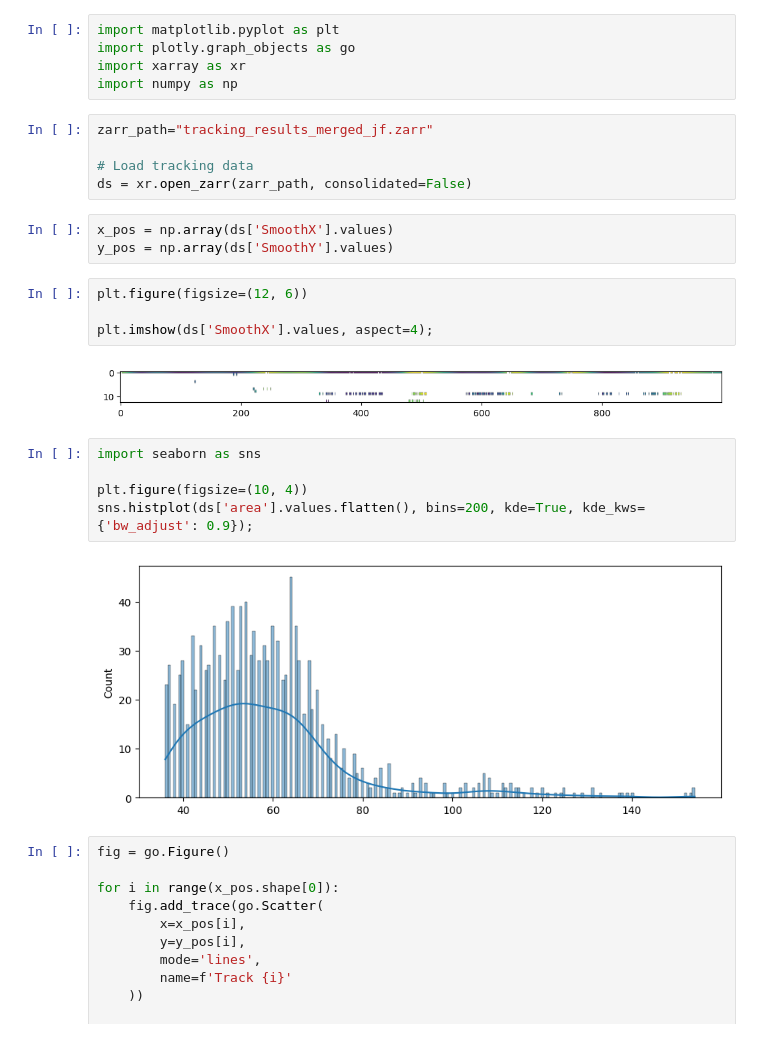
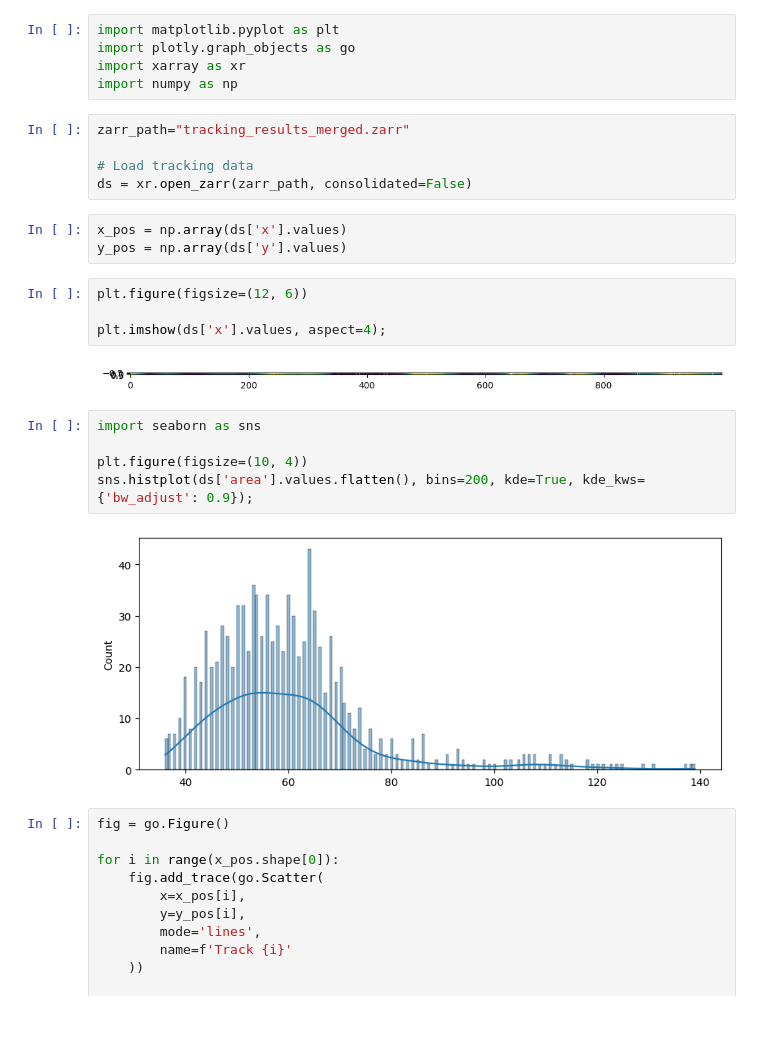
Before and after one commit to ahiser1117/jf-track, a Jupyter notebook: visualization.ipynb, the cells around one changed output. Saved outputs shown, nothing was run; the diff lists cells and outputs as text.

Commit message:
Translated to jellyfish tracking for stationary videos

```diff
--- a/visualization.ipynb
+++ b/visualization.ipynb
@@ -4,26 +4,26 @@ import plotly.graph_objects as go
 import xarray as xr
 import numpy as np
 # %%
-zarr_path="tracking_results_merged_jf.zarr"
+zarr_path="tracking_results_merged.zarr"
 
 # Load tracking data
 ds = xr.open_zarr(zarr_path, consolidated=False)
 # %%
-x_pos = np.array(ds['SmoothX'].values)
-y_pos = np.array(ds['SmoothY'].values)
+x_pos = np.array(ds['x'].values)
+y_pos = np.array(ds['y'].values)
 # %%
 plt.figure(figsize=(12, 6))
 
-plt.imshow(ds['SmoothX'].values, aspect=4);
+plt.imshow(ds['x'].values, aspect=4);
 # %% [output]
-[figure, old version]
+[figure, new version]
 # %%
 import seaborn as sns
 
 plt.figure(figsize=(10, 4))
 sns.histplot(ds['area'].values.flatten(), bins=200, kde=True, kde_kws={'bw_adjust': 0.9});
 # %% [output]
-[figure, old version]
+[figure, new version]
 # %%
 fig = go.Figure()
 
```
Also changed, not shown: parts of 1 cell of this notebook, 9 other files.
